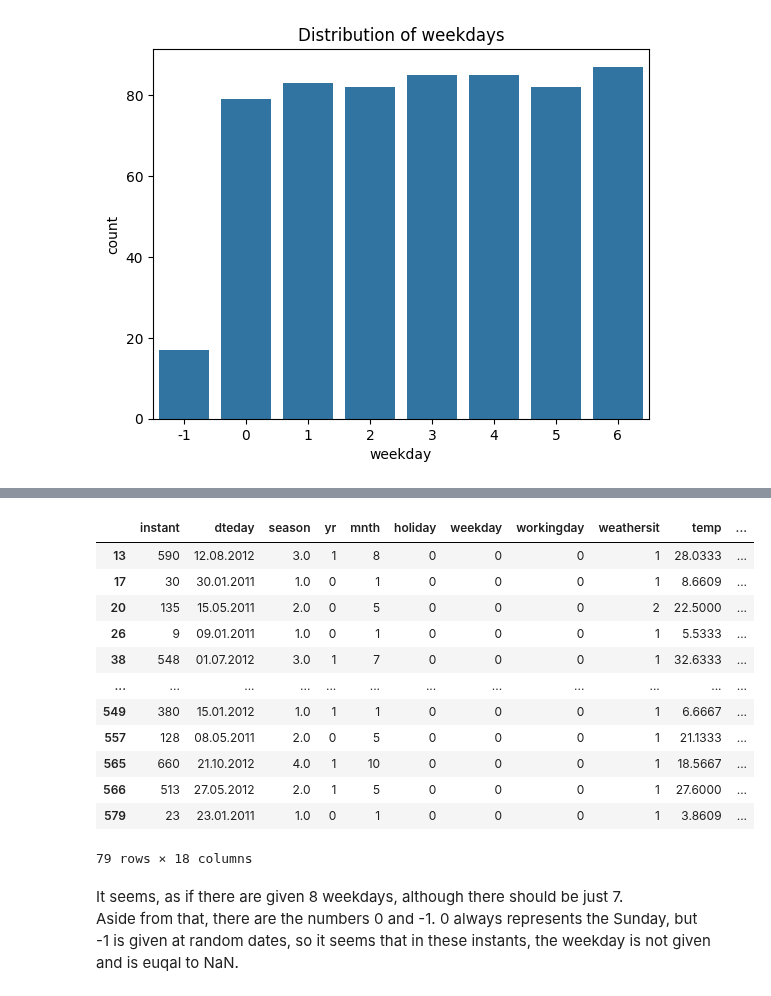
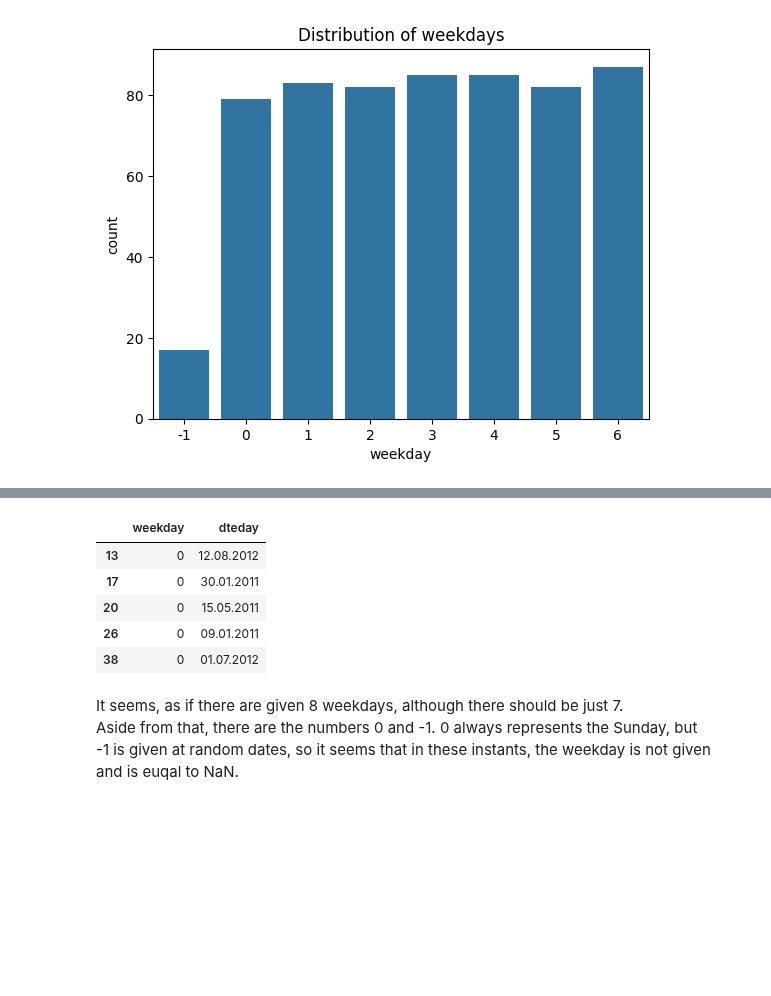
Before and after one commit to PatrykGadziomski/Bike-Rental-Prediction, a Jupyter notebook: Project Data set and Description-20231027/Visualisations_Linus.ipynb, the cells around one changed output, grey strips where cells are left out. Cells and saved outputs as stored; diff of their text form; code cells hidden in the pictures; blank space fills up the shorter version.

```diff
--- a/Project Data set and Description-20231027/Visualisations_Linus.ipynb
+++ b/Project Data set and Description-20231027/Visualisations_Linus.ipynb
@@ -87,19 +83,13 @@ df[df['weekday']==-1]
 # %%
-df[df['weekday']==0]
+df_weekday_0 = df[df['weekday']==0].head()
+df_weekday_0[["weekday","dteday"]]
 # %% [output]
-|  | instant | dteday | season | yr | mnth | holiday | weekday | workingday | weathersit | temp | ... |
-| 13 | 590 | 12.08.2012 | 3.0 | 1 | 8 | 0 | 0 | 0 | 1 | 28.0333 | ... |
-| 17 | 30 | 30.01.2011 | 1.0 | 0 | 1 | 0 | 0 | 0 | 1 | 8.6609 | ... |
-| 20 | 135 | 15.05.2011 | 2.0 | 0 | 5 | 0 | 0 | 0 | 2 | 22.5000 | ... |
-| 26 | 9 | 09.01.2011 | 1.0 | 0 | 1 | 0 | 0 | 0 | 1 | 5.5333 | ... |
-| 38 | 548 | 01.07.2012 | 3.0 | 1 | 7 | 0 | 0 | 0 | 1 | 32.6333 | ... |
-| ... | ... | ... | ... | ... | ... | ... | ... | ... | ... | ... | ... |
-| 549 | 380 | 15.01.2012 | 1.0 | 1 | 1 | 0 | 0 | 0 | 1 | 6.6667 | ... |
-| 557 | 128 | 08.05.2011 | 2.0 | 0 | 5 | 0 | 0 | 0 | 1 | 21.1333 | ... |
-| 565 | 660 | 21.10.2012 | 4.0 | 1 | 10 | 0 | 0 | 0 | 1 | 18.5667 | ... |
-| 566 | 513 | 27.05.2012 | 2.0 | 1 | 5 | 0 | 0 | 0 | 1 | 27.6000 | ... |
-| 579 | 23 | 23.01.2011 | 1.0 | 0 | 1 | 0 | 0 | 0 | 1 | 3.8609 | ... |
+|  | weekday | dteday |
+| 13 | 0 | 12.08.2012 |
+| 17 | 0 | 30.01.2011 |
+| 20 | 0 | 15.05.2011 |
+| 26 | 0 | 09.01.2011 |
+| 38 | 0 | 01.07.2012 |
-79 rows × 18 columns
 # %% [markdown]
 It seems, as if there are given 8 weekdays, although there should be just 7. \
 Aside from that, there are the numbers 0 and -1. 0 always represents the Sunday, but \
```
Also changed, not shown: parts of 9 cells of this notebook.
